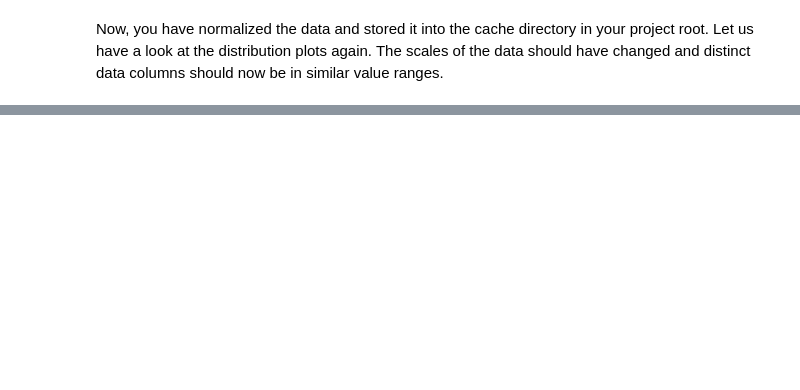
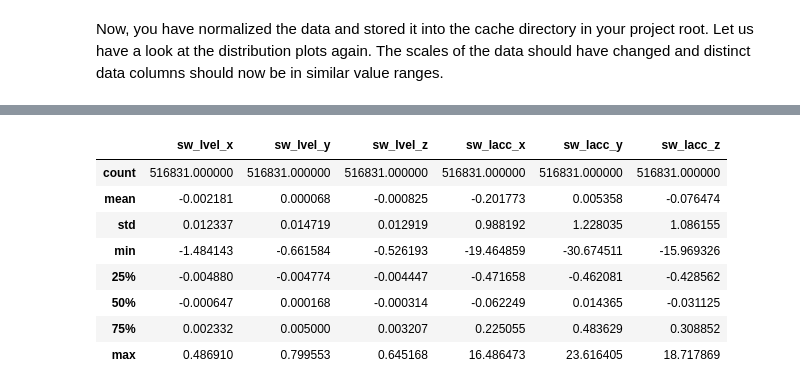
Before and after one commit to faweigend/wearable_mocap_data, a Jupyter notebook: scripts/VisualizeData.ipynb, the cells around one changed output, grey strips where cells are left out. Cells and saved outputs as stored; diff of their text form; code cells hidden in the pictures; blank space fills up the shorter version.

```diff
--- a/scripts/VisualizeData.ipynb
+++ b/scripts/VisualizeData.ipynb
@@ -263,0 +296,12 @@ distributionPlot(normalized_data)
+# %%
+data_raw[["sw_lvel_x", "sw_lvel_y", "sw_lvel_z","sw_lacc_x", "sw_lacc_y", "sw_lacc_z"]].describe()
+# %% [output]
+|  | sw_lvel_x | sw_lvel_y | sw_lvel_z | sw_lacc_x | sw_lacc_y | sw_lacc_z |
+| count | 516831.000000 | 516831.000000 | 516831.000000 | 516831.000000 | 516831.000000 | 516831.000000 |
+| mean | -0.002181 | 0.000068 | -0.000825 | -0.201773 | 0.005358 | -0.076474 |
+| std | 0.012337 | 0.014719 | 0.012919 | 0.988192 | 1.228035 | 1.086155 |
+| min | -1.484143 | -0.661584 | -0.526193 | -19.464859 | -30.674511 | -15.969326 |
+| 25% | -0.004880 | -0.004774 | -0.004447 | -0.471658 | -0.462081 | -0.428562 |
+| 50% | -0.000647 | 0.000168 | -0.000314 | -0.062249 | 0.014365 | -0.031125 |
+| 75% | 0.002332 | 0.005000 | 0.003207 | 0.225055 | 0.483629 | 0.308852 |
+| max | 0.486910 | 0.799553 | 0.645168 | 16.486473 | 23.616405 | 18.717869 |
```
Also changed, not shown: parts of 10 cells of this notebook.
